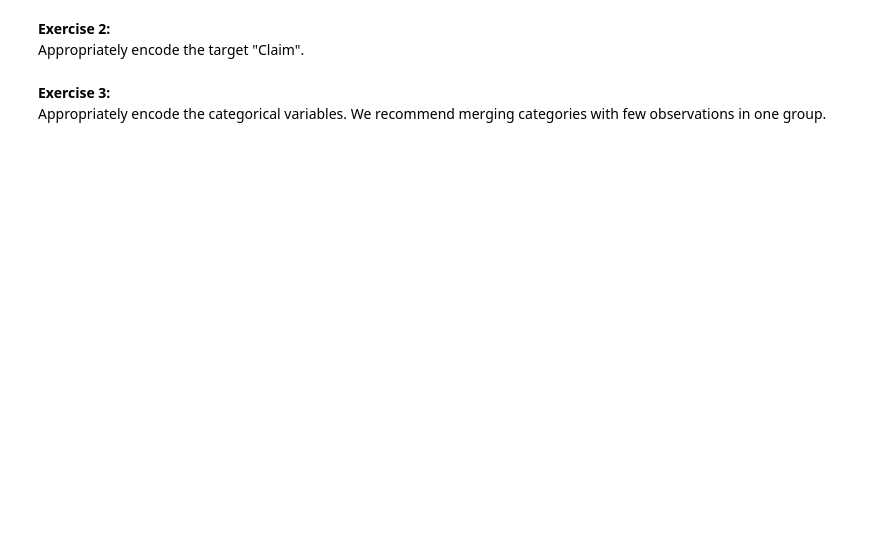
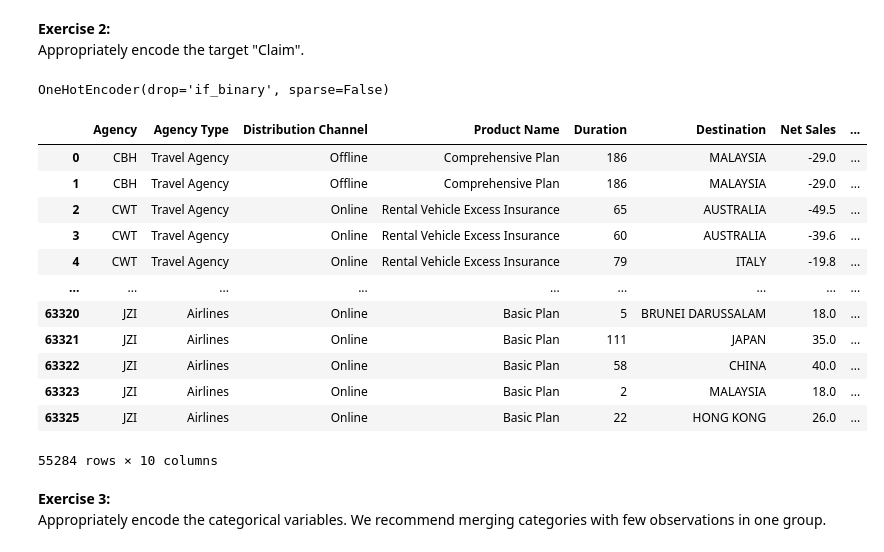
Before and after one commit to Humboldt-WI/delta, a Jupyter notebook: exercises/tut1_recap_bads_student.ipynb, the cells around one changed output. Saved outputs shown, nothing was run; the diff lists cells and outputs as text; code cells hidden in the pictures; blank space fills up the shorter version.

```diff
--- a/exercises/tut1_recap_bads_student.ipynb
+++ b/exercises/tut1_recap_bads_student.ipynb
@@ -43,0 +79,5 @@ Appropriately encode the target "Claim".
+# %%
+ohe = OneHotEncoder(sparse = False,drop="if_binary")
+ohe.fit(trav_ins[['Claim']])
+# %% [output]
+OneHotEncoder(drop='if_binary', sparse=False)
@@ -44,3 +88,19 @@ Appropriately encode the target "Claim".
+# %%
+trav_ins
+# %% [output]
+|  | Agency | Agency Type | Distribution Channel | Product Name | Duration | Destination | Net Sales | ... |
+| 0 | CBH | Travel Agency | Offline | Comprehensive Plan | 186 | MALAYSIA | -29.0 | ... |
+| 1 | CBH | Travel Agency | Offline | Comprehensive Plan | 186 | MALAYSIA | -29.0 | ... |
+| 2 | CWT | Travel Agency | Online | Rental Vehicle Excess Insurance | 65 | AUSTRALIA | -49.5 | ... |
+| 3 | CWT | Travel Agency | Online | Rental Vehicle Excess Insurance | 60 | AUSTRALIA | -39.6 | ... |
+| 4 | CWT | Travel Agency | Online | Rental Vehicle Excess Insurance | 79 | ITALY | -19.8 | ... |
+| ... | ... | ... | ... | ... | ... | ... | ... | ... |
+| 63320 | JZI | Airlines | Online | Basic Plan | 5 | BRUNEI DARUSSALAM | 18.0 | ... |
+| 63321 | JZI | Airlines | Online | Basic Plan | 111 | JAPAN | 35.0 | ... |
+| 63322 | JZI | Airlines | Online | Basic Plan | 58 | CHINA | 40.0 | ... |
+| 63323 | JZI | Airlines | Online | Basic Plan | 2 | MALAYSIA | 18.0 | ... |
+| 63325 | JZI | Airlines | Online | Basic Plan | 22 | HONG KONG | 26.0 | ... |
+55284 rows × 10 columns
 # %% [markdown]
 **Exercise 3:**<br>
 Appropriately encode the categorical variables. We recommend merging categories with few observations in one group.
```
Also changed, not shown: parts of 19 cells of this notebook, 3 other files.
